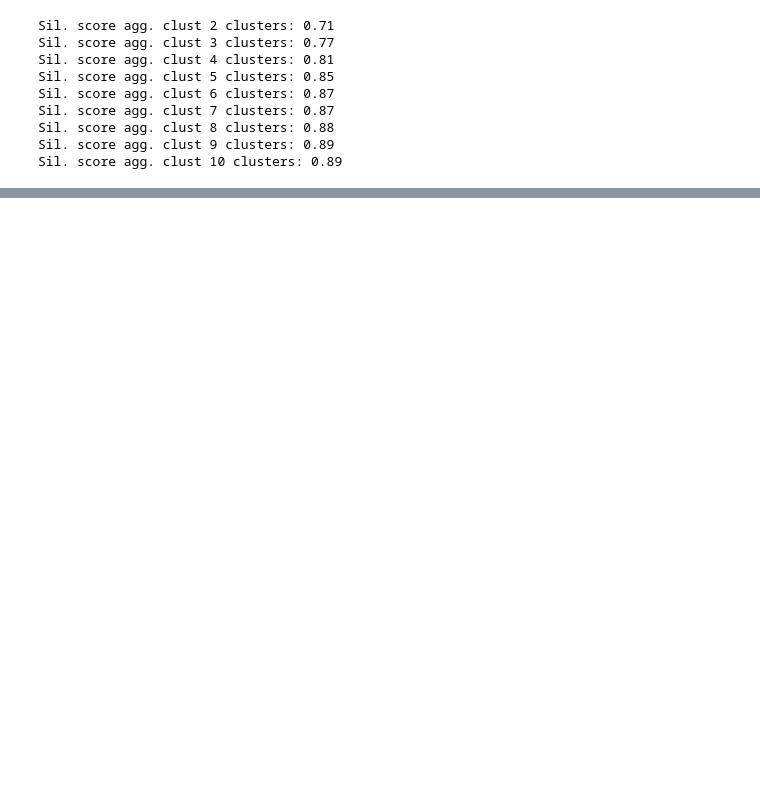
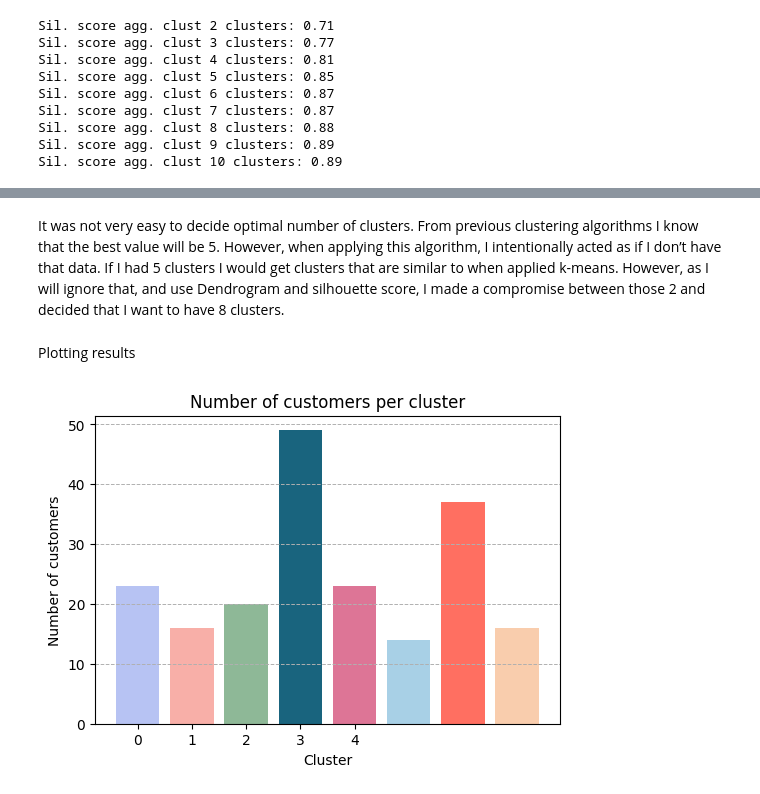
Before and after one commit to dalimvc/Clustering-and-Classification-Models, a Jupyter notebook: DS24-Clustering-b21dalmi.ipynb, the cells around one changed output, grey strips where cells are left out. Cells and saved outputs as stored; diff of their text form; code cells hidden in the pictures; blank space fills up the shorter version.

```diff
--- a/DS24-Clustering-b21dalmi.ipynb
+++ b/DS24-Clustering-b21dalmi.ipynb
@@ -585 +592,3 @@ df_scaled = df_scaled.drop(['Cluster'], axis=1).copy()
+# %% [markdown]
+It was not very easy to decide optimal number of clusters. From previous clustering algorithms I know that the best value will be 5. However, when applying this algorithm, I intentionally acted as if I don’t have that data. If I had 5 clusters I would get clusters that are similar to when applied k-means. However, as I will ignore that, and use Dendrogram and silhouette score, I made a compromise between those 2 and decided that I want to have 8 clusters.
 # %%
@@ -587,5 +597,20 @@ agg_clust = AgglomerativeClustering(n_clusters=10, linkage='ward') #linkage is g
 labels = agg_clust.fit_predict(df_scaled)
 df['Cluster'] = labels
 df_scaled['Cluster'] = labels
+# %% [markdown]
+Plotting results
+# %%
+plt.figure(figsize=(6, 4))
+#bar plot showing cluster distribution
+plt.bar(df['Cluster'].value_counts().index, df['Cluster'].value_counts().values, color=colors)
+plt.title('Number of customers per cluster')
+plt.xlabel('Cluster')
+plt.ylabel('Number of customers')
+plt.xticks(np.arange(5), labels=np.arange(5))
+plt.grid(axis='y', linestyle='--', linewidth=0.7)
+
+plt.show()
+# %% [output]
+[figure, added]
 # %%
 #showing scatterplot that shows data points for each cluster in regards to income and spending data
```
Also changed, not shown: parts of 12 cells of this notebook.
